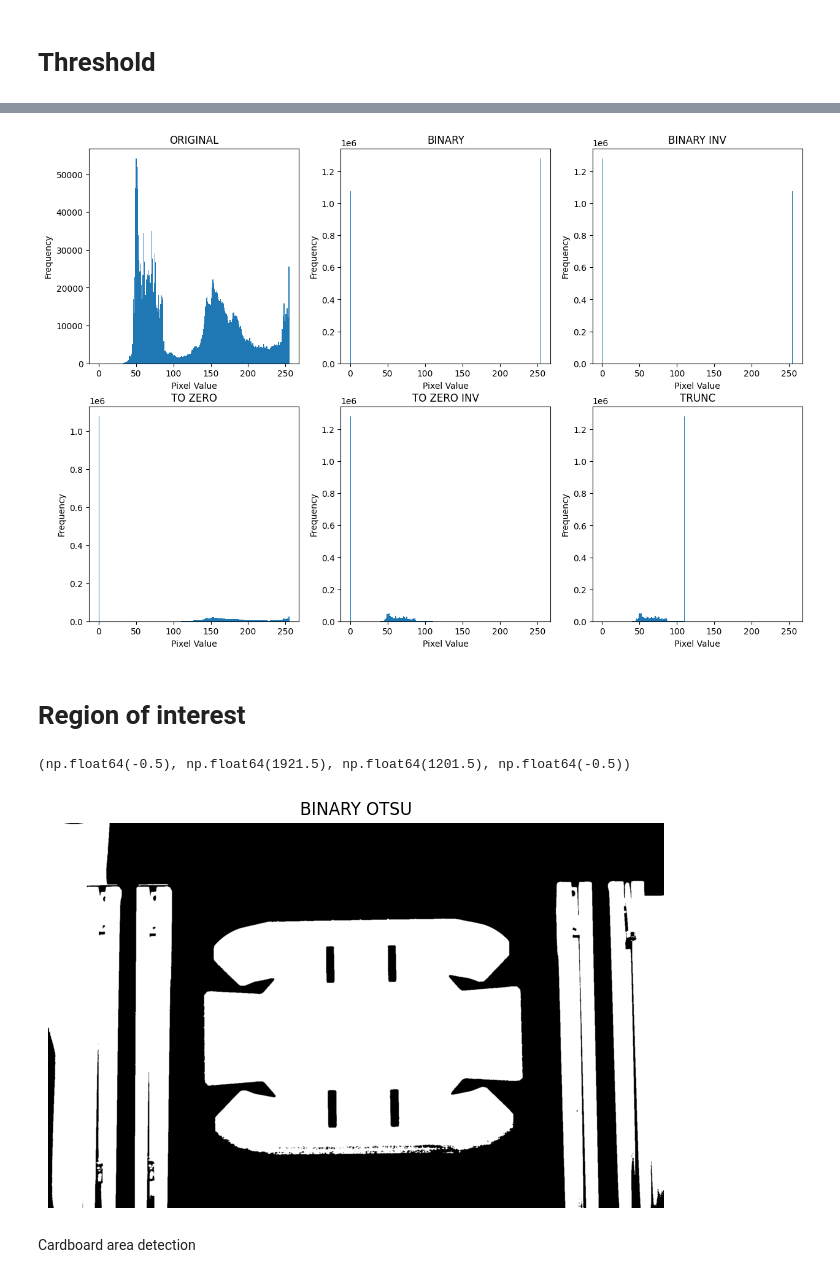
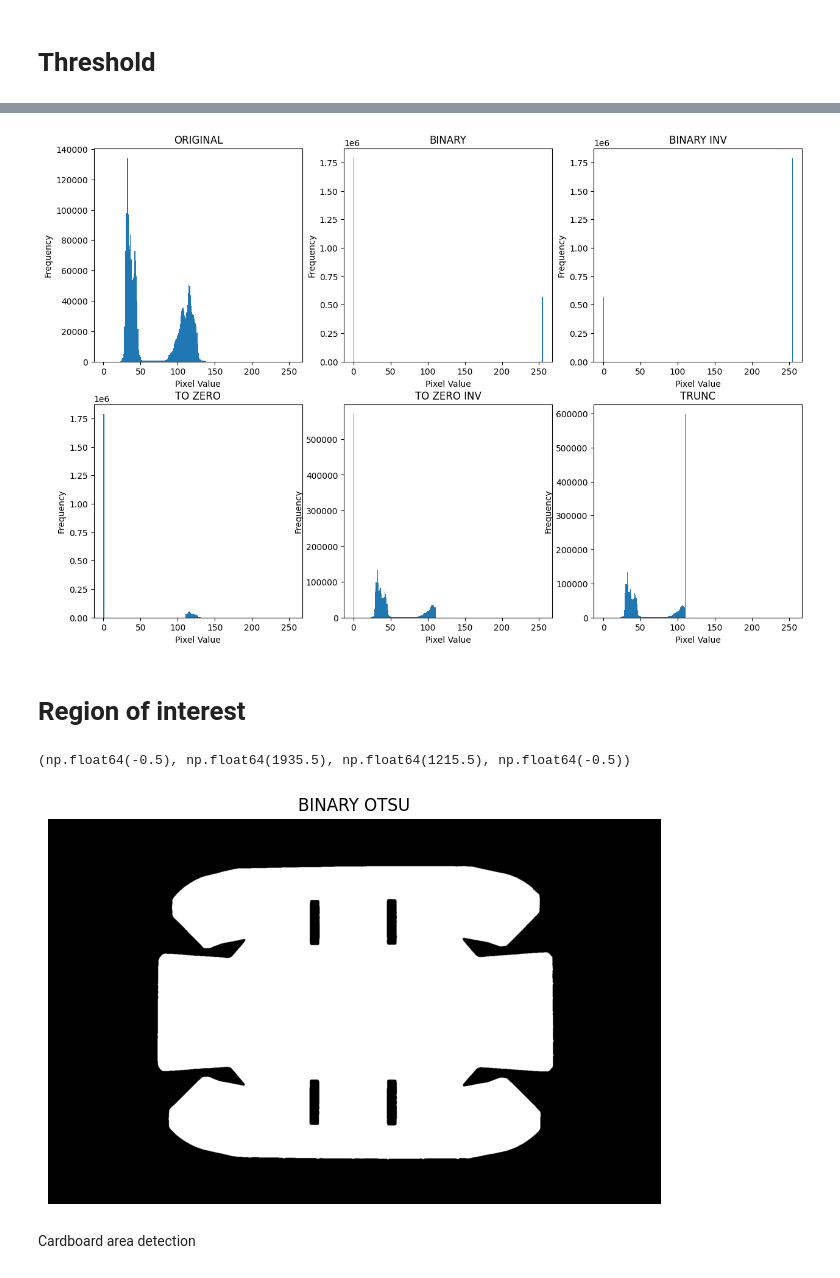
Before and after one commit to fore1806/CBFD, a Jupyter notebook: line_detection.ipynb, the cells around one changed output, grey strips where cells are left out. Drawn from its saved outputs; the diff is of its cells as text; code cells hidden in the pictures.

```diff
--- a/line_detection.ipynb
+++ b/line_detection.ipynb
@@ -12,8 +12,8 @@ baseFolder = os.getcwd()
 
 # Select the path that contains the photos
 #folder = os.path.join(baseFolder, "photos","calibration")
-folder = os.path.join(baseFolder,"photos","lines")
-image_name = "2.png"
+folder = os.path.join(baseFolder,"FINAL_PHOTOS","FOLDING_LINES")
+image_name = "1_V_L.png" # #_h_up , #_h_D , #_V_L , #_V_R
 image_path = os.path.join(folder, image_name)
 image = cv.imread(image_path, 0)
 
@@ -185,21 +185,21 @@ plt.ylabel("Frequency")
 
 plt.show()
 # %% [output]
-[figure, old version]
+[figure, new version]
 # %% [markdown]
 # Region of interest
 # %%
 # Thresholding the imnage OTSU gives us the optimal threshold value
-_ , th_Bin_OTSU = cv.threshold(udst_crop_img, 0, 255, cv.THRESH_BINARY + cv.THRESH_OTSU)
+_ , th_Bin_OTSU = cv.threshold(blurred, 0, 255, cv.THRESH_BINARY + cv.THRESH_OTSU)
 
 # Let's see the results
 plt.figure(figsize=(10, 5))
-plt.imshow(th_Bin_OTSU, cmap="gray", vmin=0, vmax=255) # to complete
+plt.imshow(th_Bin_OTSU, cmap="gray", vmin=0, vmax=255)
 plt.title("BINARY OTSU")
 plt.axis("off")
 # %% [output]
-(np.float64(-0.5), np.float64(1921.5), np.float64(1201.5), np.float64(-0.5))
+(np.float64(-0.5), np.float64(1935.5), np.float64(1215.5), np.float64(-0.5))
-[figure, old version]
+[figure, new version]
 # %% [markdown]
 Cardboard area detection
 # %%
```
Also changed, not shown: parts of 13 cells of this notebook.
